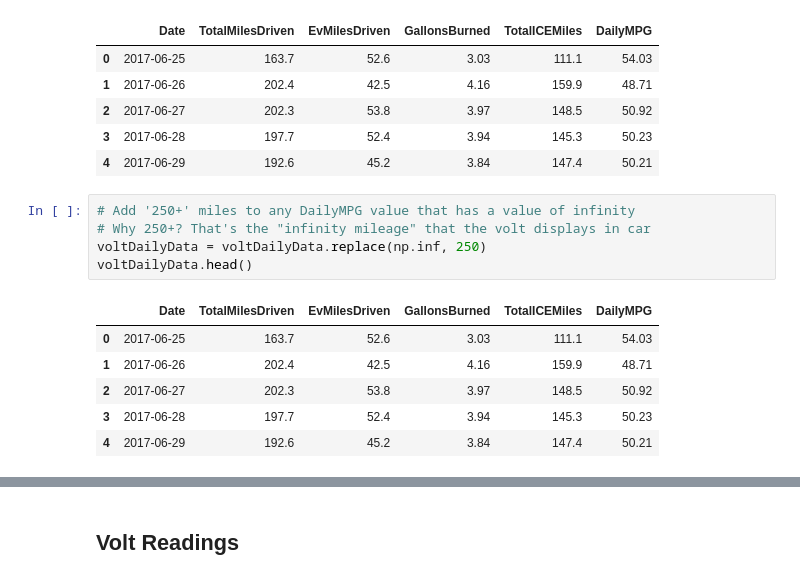
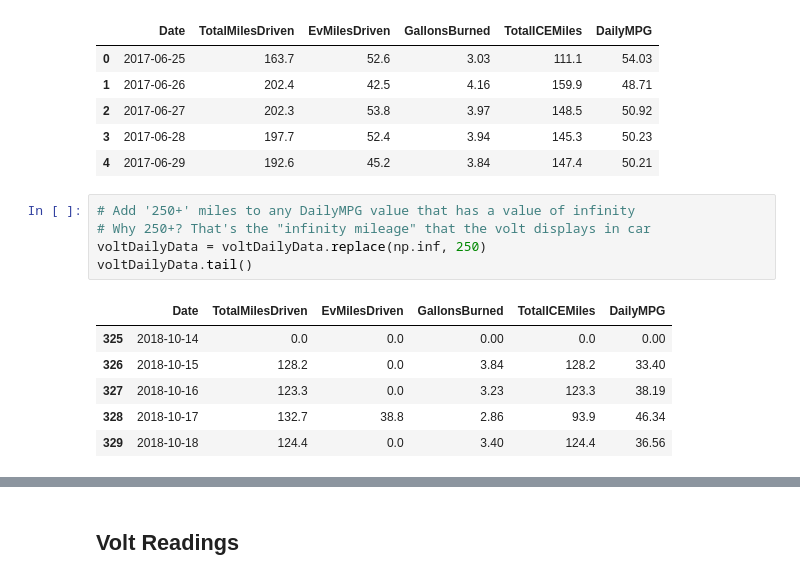
Before and after one commit to derek-palmer/volt-metrics, a Jupyter notebook: volt-metrics/volume/Volt Analytics.ipynb, the cells around one changed output, grey strips where cells are left out. Drawn from its saved outputs; the diff is of its cells as text.

```diff
--- a/volt-metrics/volume/Volt Analytics.ipynb
+++ b/volt-metrics/volume/Volt Analytics.ipynb
@@ -63,15 +63,15 @@ voltDailyData.head()
 # %%
 # Add '250+' miles to any DailyMPG value that has a value of infinity
 # Why 250+? That's the "infinity mileage" that the volt displays in car
 voltDailyData = voltDailyData.replace(np.inf, 250)
-voltDailyData.head()
+voltDailyData.tail()
 # %% [output]
 |  | Date | TotalMilesDriven | EvMilesDriven | GallonsBurned | TotalICEMiles | DailyMPG |
-| 0 | 2017-06-25 | 163.7 | 52.6 | 3.03 | 111.1 | 54.03 |
-| 1 | 2017-06-26 | 202.4 | 42.5 | 4.16 | 159.9 | 48.71 |
-| 2 | 2017-06-27 | 202.3 | 53.8 | 3.97 | 148.5 | 50.92 |
-| 3 | 2017-06-28 | 197.7 | 52.4 | 3.94 | 145.3 | 50.23 |
-| 4 | 2017-06-29 | 192.6 | 45.2 | 3.84 | 147.4 | 50.21 |
+| 325 | 2018-10-14 | 0.0 | 0.0 | 0.00 | 0.0 | 0.00 |
+| 326 | 2018-10-15 | 128.2 | 0.0 | 3.84 | 128.2 | 33.40 |
+| 327 | 2018-10-16 | 123.3 | 0.0 | 3.23 | 123.3 | 38.19 |
+| 328 | 2018-10-17 | 132.7 | 38.8 | 2.86 | 93.9 | 46.34 |
+| 329 | 2018-10-18 | 124.4 | 0.0 | 3.40 | 124.4 | 36.56 |
 # %%
 voltDailyData.info()
 # %% [output]
```
Also changed, not shown: parts of 11 cells of this notebook, 7 other files.
